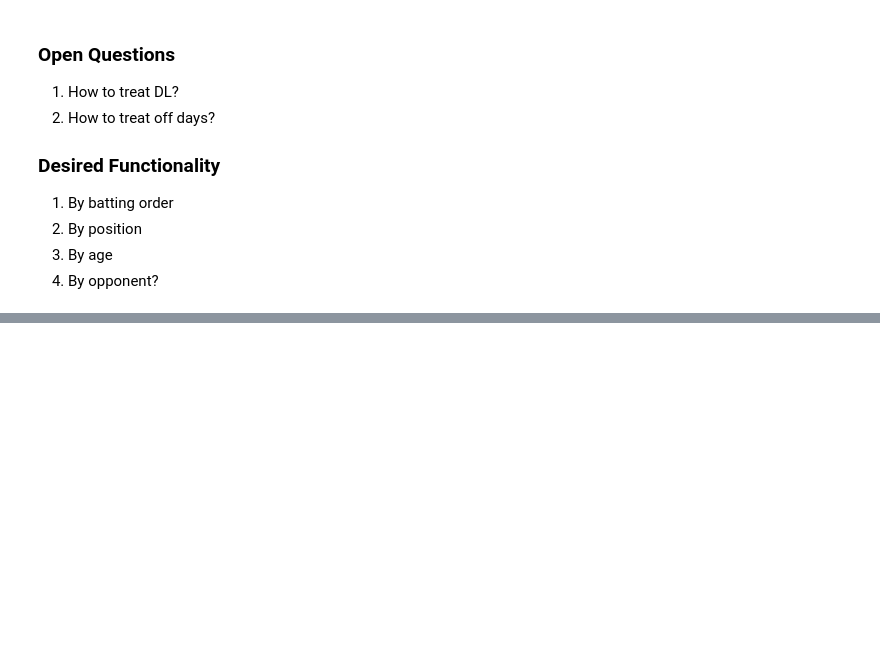
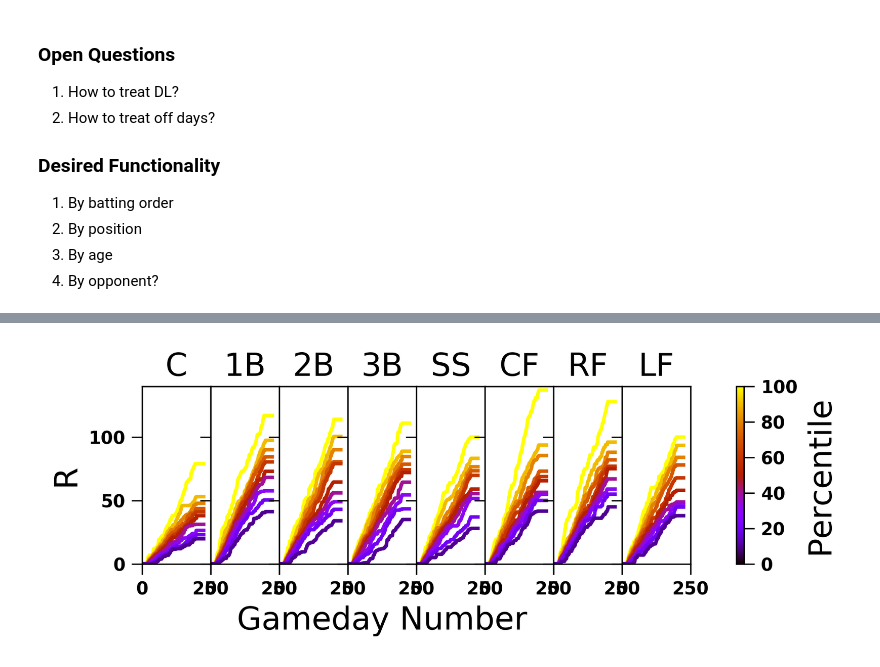
Before and after one commit to fantasy-toolz/SLOAN2018, a Jupyter notebook: GC-Applications1.ipynb, the cells around one changed output, grey strips where cells are left out. Saved outputs shown, nothing was run; the diff lists cells and outputs as text; code cells hidden in the pictures; blank space fills up the shorter version.

```diff
--- a/GC-Applications1.ipynb
+++ b/GC-Applications1.ipynb
@@ -90,0 +203,63 @@ cb1.set_label('Percentile',size=18)
+# %%
+
+fig = plt.figure(figsize=(6,2))
+
+for indx1,des_pos in enumerate(np.array(['C','1B','2B','3B','SS','CF','RF','LF'])):
+
+    ax = fig.add_axes([0.12+(indx1*(0.75-.12)/7.),0.22,(0.75-.12)/7.,0.7])
+
+
+    plist = []
+
+    for indx,plr in enumerate(DDStats['POS'].keys()):
+
+        try:
+            if len(np.where(DDStats['POS'][plr] == des_pos)[0]) > 50:
+                plist.append(plr)
+        except:
+            pass
+
+
+    PAlist = np.zeros([len(plist),max_day-zero_day])
+
+
+
+    stat = 'R'
+    #print(len(np.array(DDStats[stat].keys())) )
+
+    #for indx,player in enumerate(DDStats[stat].keys()):
+    for indx,player in enumerate(np.array(plist)):
+
+        PAlist[indx] = np.cumsum(DDStats[stat][player])
+
+
+
+
+
+
+    for perc in range(100,0,-10):
+        ax.plot(np.percentile(PAlist,perc,axis=0),color=cm.gnuplot(float(perc/100.),1.))
+
+
+    #ax.plot(np.cumsum(DDStats[stat]['Jose Altuve']),color='black')
+
+
+    if indx1==0:
+        ax.set_ylabel(stat,size=18)
+    else:
+        ax.set_yticklabels(())
+
+    if indx1==3: ax.set_xlabel('Gameday Number',size=18)
+    ax.set_title(des_pos,size=18)
+
+    ax.axis([0.0,250.,0.,140.])
+
+
+ax2 = fig.add_axes([0.90,0.22,0.01,0.7])
+
+
+cmap = mpl.cm.gnuplot; norm = mpl.colors.Normalize(vmin=0, vmax=100)
+cb1 = mpl.colorbar.ColorbarBase(ax2, cmap=cmap,norm=norm)
+cb1.set_label('Percentile',size=18)
+# %% [output]
+[figure, added]
```
Also changed, not shown: parts of 6 cells of this notebook.
